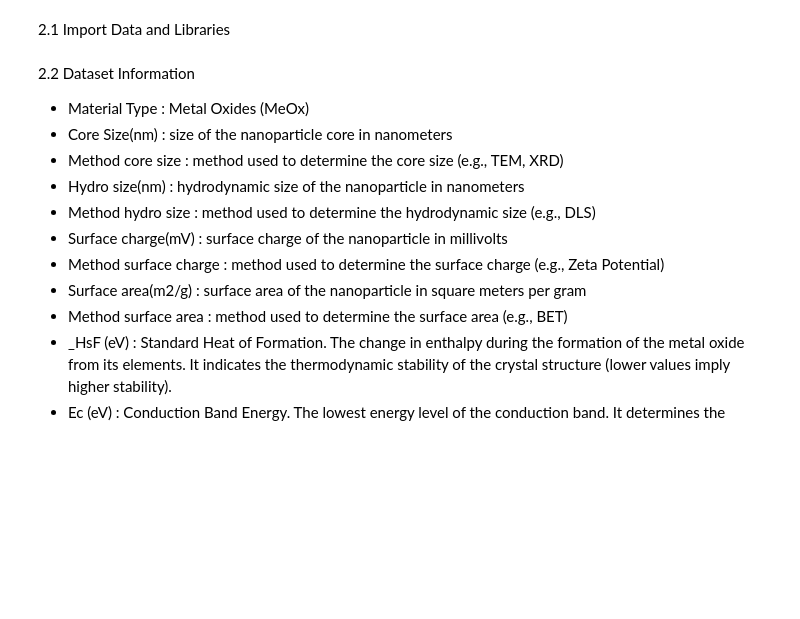
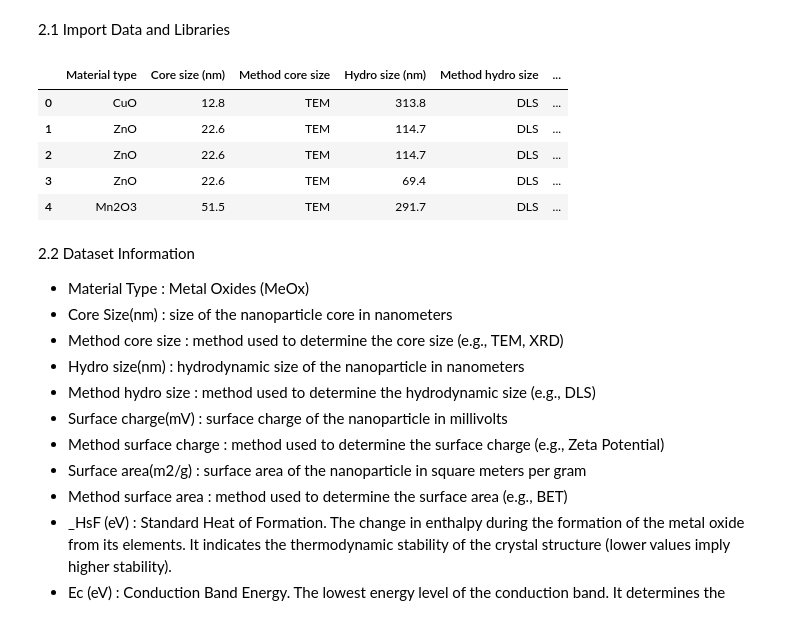
Before and after one commit to carlosrgdot/MeOx-GAT-AI-Toxicity-Prediction, a Jupyter notebook: research/dataset_exploration.ipynb, the cells around one changed output. Cells and saved outputs as stored; diff of their text form; code cells hidden in the pictures; blank space fills up the shorter version.

```diff
--- a/research/dataset_exploration.ipynb
+++ b/research/dataset_exploration.ipynb
@@ -24,13 +24,28 @@ Life Cycle of Machine Learning Project
 # %%
 import dataclasses
 import sys,os
 import pandas as pd
 import numpy as np
 import matplotlib  as plt
 import seaborn as sns
 import warnings
 warnings.filterwarnings('ignore')
 %matplotlib inline
+
+
+%pwd
+os.chdir("..")
+
+
+data = pd.read_csv('artifacts/20260202024516/data_ingestion/feature_store/MeOx_data.csv')
+data.head()
+# %% [output]
+|  | Material type | Core size (nm) | Method core size | Hydro size (nm) | Method hydro size | ... |
+| 0 | CuO | 12.8 | TEM | 313.8 | DLS | ... |
+| 1 | ZnO | 22.6 | TEM | 114.7 | DLS | ... |
+| 2 | ZnO | 22.6 | TEM | 114.7 | DLS | ... |
+| 3 | ZnO | 22.6 | TEM | 69.4 | DLS | ... |
+| 4 | Mn2O3 | 51.5 | TEM | 291.7 | DLS | ... |
 # %% [markdown]
 2.2 Dataset Information
 - Material Type : Metal Oxides (MeOx)
```
Also changed, not shown: parts of 25 cells of this notebook, 3 other files.
